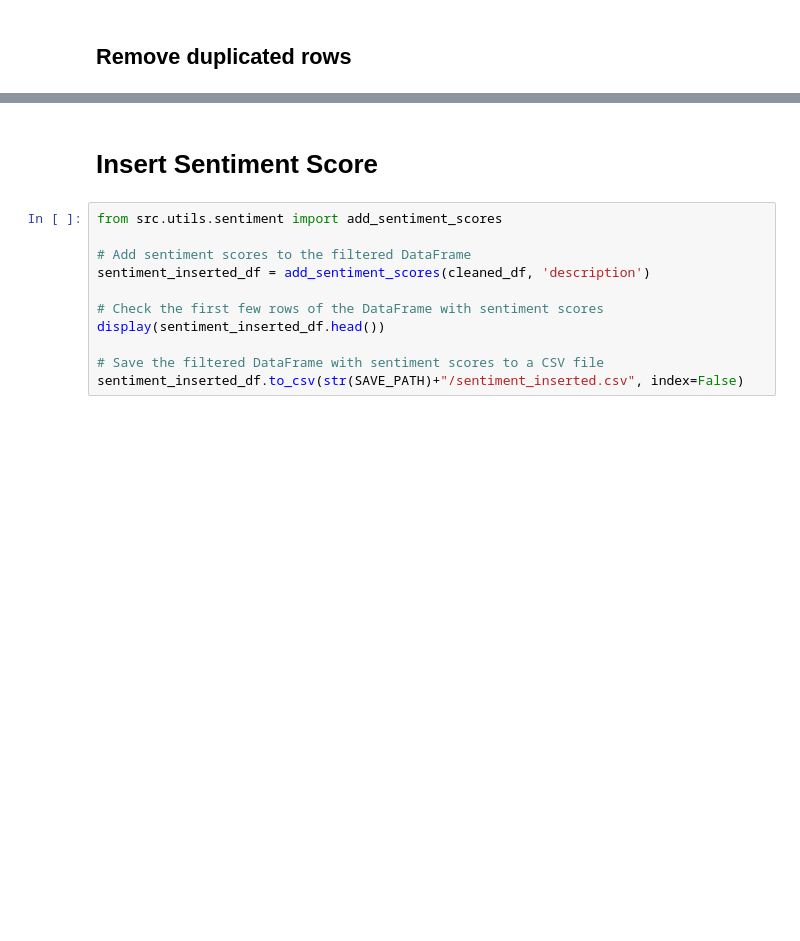
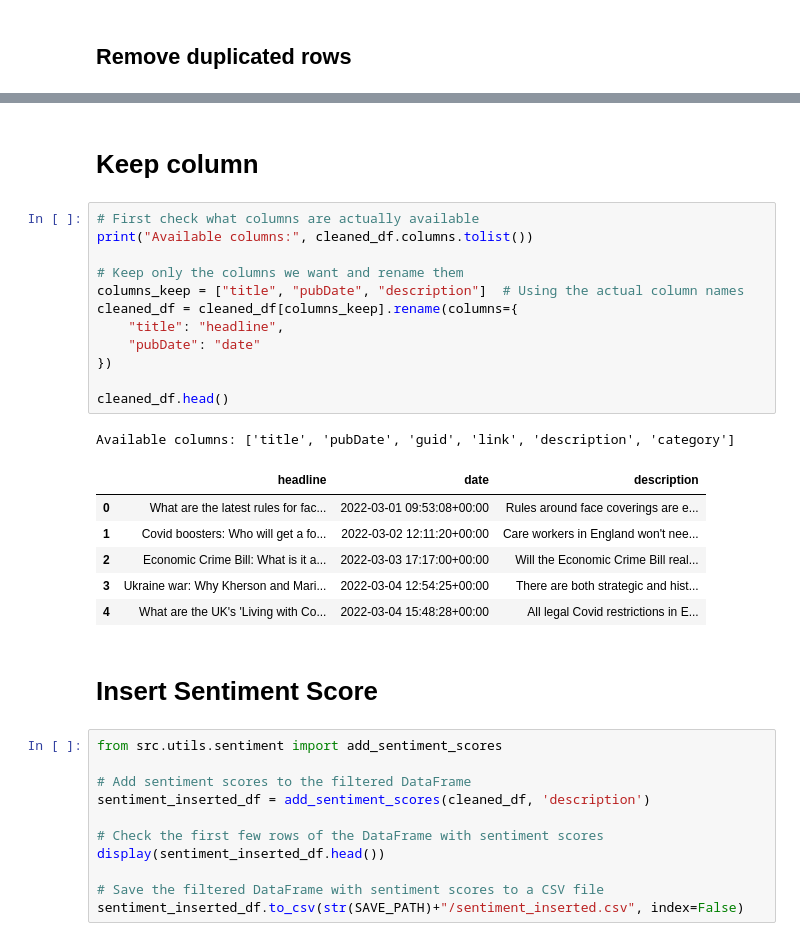
Before and after one commit to jasonlam510/FYP, a Jupyter notebook: src/data-preprocessing/kaggle/kaggle.ipynb, the cells around one changed output, grey strips where cells are left out. Cells and saved outputs as stored; diff of their text form; blank space fills up the shorter version.

```diff
--- a/src/data-preprocessing/kaggle/kaggle.ipynb
+++ b/src/data-preprocessing/kaggle/kaggle.ipynb
@@ -258,3 +246,25 @@ display(cleaned_df)
+# %% [markdown]
+# Keep column
+# %%
+# First check what columns are actually available
+print("Available columns:", cleaned_df.columns.tolist())
+
+# Keep only the columns we want and rename them
+columns_keep = ["title", "pubDate", "description"]  # Using the actual column names
+cleaned_df = cleaned_df[columns_keep].rename(columns={
+    "title": "headline",
+    "pubDate": "date"
+})
+
+cleaned_df.head()
+# %% [output]
+Available columns: ['title', 'pubDate', 'guid', 'link', 'description', 'category']
+|  | headline | date | description |
+| 0 | What are the latest rules for fac... | 2022-03-01 09:53:08+00:00 | Rules around face coverings are e... |
+| 1 | Covid boosters: Who will get a fo... | 2022-03-02 12:11:20+00:00 | Care workers in England won't nee... |
+| 2 | Economic Crime Bill: What is it a... | 2022-03-03 17:17:00+00:00 | Will the Economic Crime Bill real... |
+| 3 | Ukraine war: Why Kherson and Mari... | 2022-03-04 12:54:25+00:00 | There are both strategic and hist... |
+| 4 | What are the UK's 'Living with Co... | 2022-03-04 15:48:28+00:00 | All legal Covid restrictions in E... |
 # %% [markdown]
 # Insert Sentiment Score
 # %%
```
Also changed, not shown: parts of 12 cells of this notebook, 1 other file.
